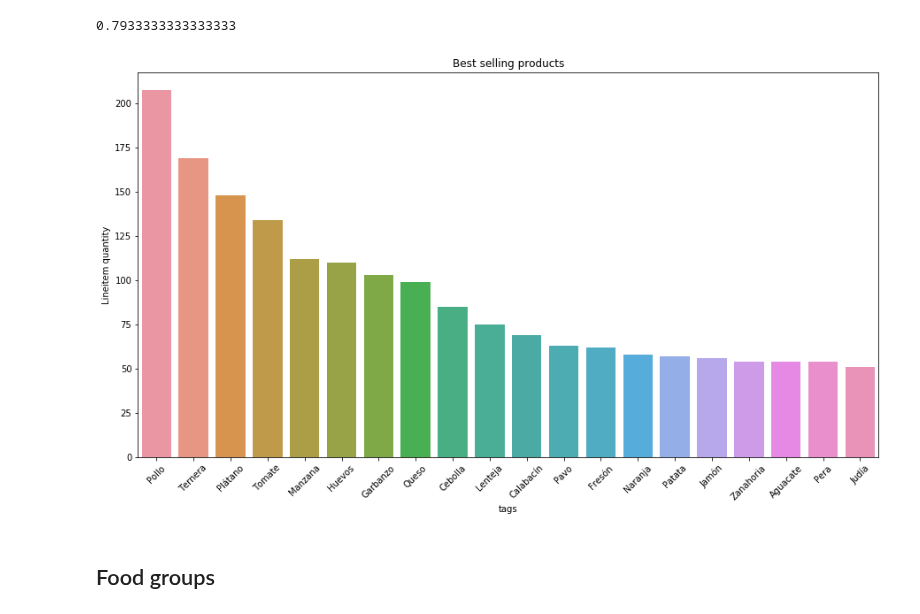
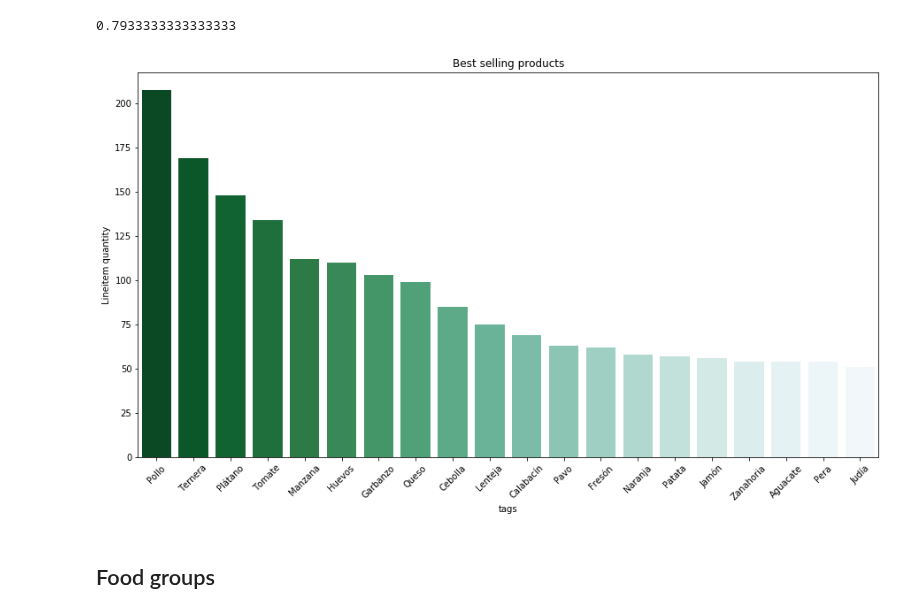
Before and after one commit to adriaferrer/Vimet, a Jupyter notebook: 02. Descriptive statistics/Descriptive_stats_items.ipynb, the cells around one changed output. Cells and saved outputs as stored; diff of their text form; code cells hidden in the pictures.

```diff
--- a/02. Descriptive statistics/Descriptive_stats_items.ipynb
+++ b/02. Descriptive statistics/Descriptive_stats_items.ipynb
@@ -90,4 +54,7 @@ for key, values in dict_tags.items():
-# %%
-#We create a new serie with the 'group tags'
-items['group_tags'] = items['tags']
-items['group_tags'] = items['group_tags'].map(dict_tags2)
+# %%
+# This function will add a Series with the nutrition group
+import sys
+sys.path.append('../CustomLib')
+import vimet as vim
+
+items = vim.group_tags(items)
@@ -289,13 +265,14 @@ sum(items.groupby('tags').sum()['Lineitem quantity'].sort_values(ascending=False
 0.7933333333333333
 # %%
 plt.figure(figsize=(15,8))
-sns.barplot(x = items.groupby('tags').sum()['Lineitem quantity'].sort_values(ascending=False).head(20).index, y= items.groupby('tags').sum()['Lineitem quantity'].sort_values(ascending=False).head(20))
+
+sns.barplot(x = items.groupby('tags').sum()['Lineitem quantity'].sort_values(ascending=False).head(20).index, y= items.groupby('tags').sum()['Lineitem quantity'].sort_values(ascending=False).head(20), palette='BuGn_r')
 plt.title("Best selling products")
 plt.xticks(rotation=45)
 
 plt.show()
 # %% [output]
-[figure, old version]
+[figure, new version]
 # %% [markdown]
 ## Food groups
 # %% [markdown]
```
Also changed, not shown: parts of 13 cells of this notebook.
